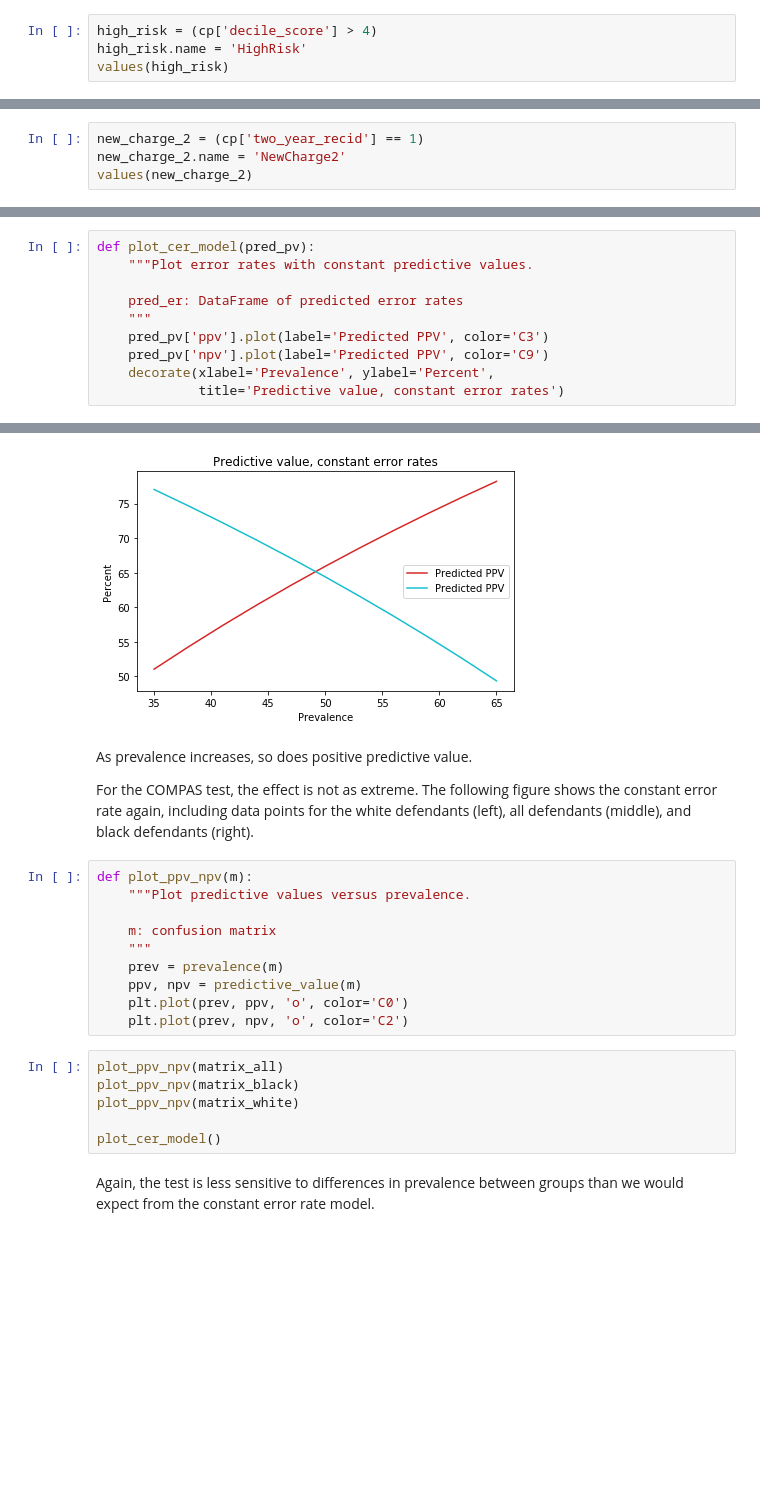
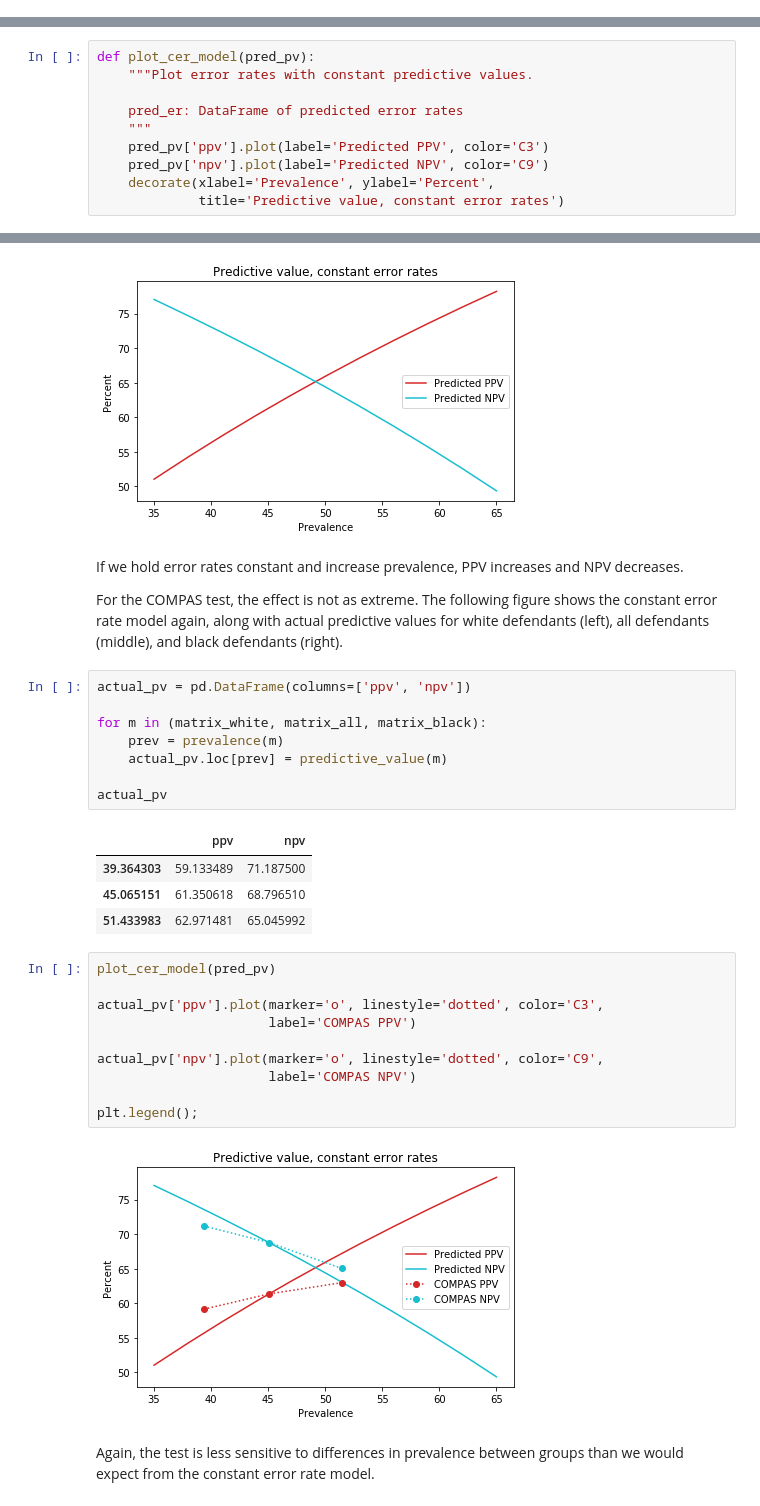
Before and after one commit to AllenDowney/ElementsOfDataScience, a Jupyter notebook: calibration.ipynb, the cells around one changed output, grey strips where cells are left out. Drawn from its saved outputs; the diff is of its cells as text; blank space fills up the shorter version.

```diff
--- a/calibration.ipynb
+++ b/calibration.ipynb
@@ -67,7 +65,3 @@ cp.shape
 (7214, 53)
 # %% [markdown]
 The dataset includes 7214 rows, one for each defendant, and 53 columns.
-# %%
-high_risk = (cp['decile_score'] > 4)
-high_risk.name = 'HighRisk'
-values(high_risk)
@@ -80,4 +67,0 @@ Name: HighRisk, dtype: int64
-# %%
-new_charge_2 = (cp['two_year_recid'] == 1)
-new_charge_2.name = 'NewCharge2'
-values(new_charge_2)
@@ -663,7 +634,7 @@ def plot_cer_model(pred_pv):
     pred_er: DataFrame of predicted error rates
     """
     pred_pv['ppv'].plot(label='Predicted PPV', color='C3')
-    pred_pv['npv'].plot(label='Predicted PPV', color='C9')
+    pred_pv['npv'].plot(label='Predicted NPV', color='C9')
     decorate(xlabel='Prevalence', ylabel='Percent',
              title='Predictive value, constant error rates')
 # %%
@@ -672,24 +643,33 @@ plt.legend();
 # %% [output]
 [figure]
 # %% [markdown]
-As prevalence increases, so does positive predictive value.
+If we hold error rates constant and increase prevalence, PPV increases and NPV decreases.
 
-For the COMPAS test, the effect is not as extreme.  The following figure shows the constant error rate again, including data points for the white defendants (left), all defendants (middle), and black defendants (right).
+For the COMPAS test, the effect is not as extreme.  The following figure shows the constant error rate model again, along with actual predictive values for white defendants (left), all defendants (middle), and black defendants (right).
-# %%
-def plot_ppv_npv(m):
-    """Plot predictive values versus prevalence.
-
-    m: confusion matrix
-    """
-    prev = prevalence(m)
-    ppv, npv = predictive_value(m)
-    plt.plot(prev, ppv, 'o', color='C0')
-    plt.plot(prev, npv, 'o', color='C2')
-# %%
-plot_ppv_npv(matrix_all)
-plot_ppv_npv(matrix_black)
-plot_ppv_npv(matrix_white)
-
-plot_cer_model()
+# %%
+actual_pv = pd.DataFrame(columns=['ppv', 'npv'])
+
+for m in (matrix_white, matrix_all, matrix_black):
+    prev = prevalence(m)
+    actual_pv.loc[prev] = predictive_value(m)
+
+actual_pv
+# %% [output]
+|  | ppv | npv |
+| 39.364303 | 59.133489 | 71.187500 |
+| 45.065151 | 61.350618 | 68.796510 |
+| 51.433983 | 62.971481 | 65.045992 |
+# %%
+plot_cer_model(pred_pv)
+
+actual_pv['ppv'].plot(marker='o', linestyle='dotted', color='C3',
+                      label='COMPAS PPV')
+
+actual_pv['npv'].plot(marker='o', linestyle='dotted', color='C9',
+                      label='COMPAS NPV')
+
+plt.legend();
+# %% [output]
+[figure, added]
 # %% [markdown]
 Again, the test is less sensitive to differences in prevalence between groups than we would expect from the constant error rate model.
```
Also changed, not shown: parts of 201 cells of this notebook.
